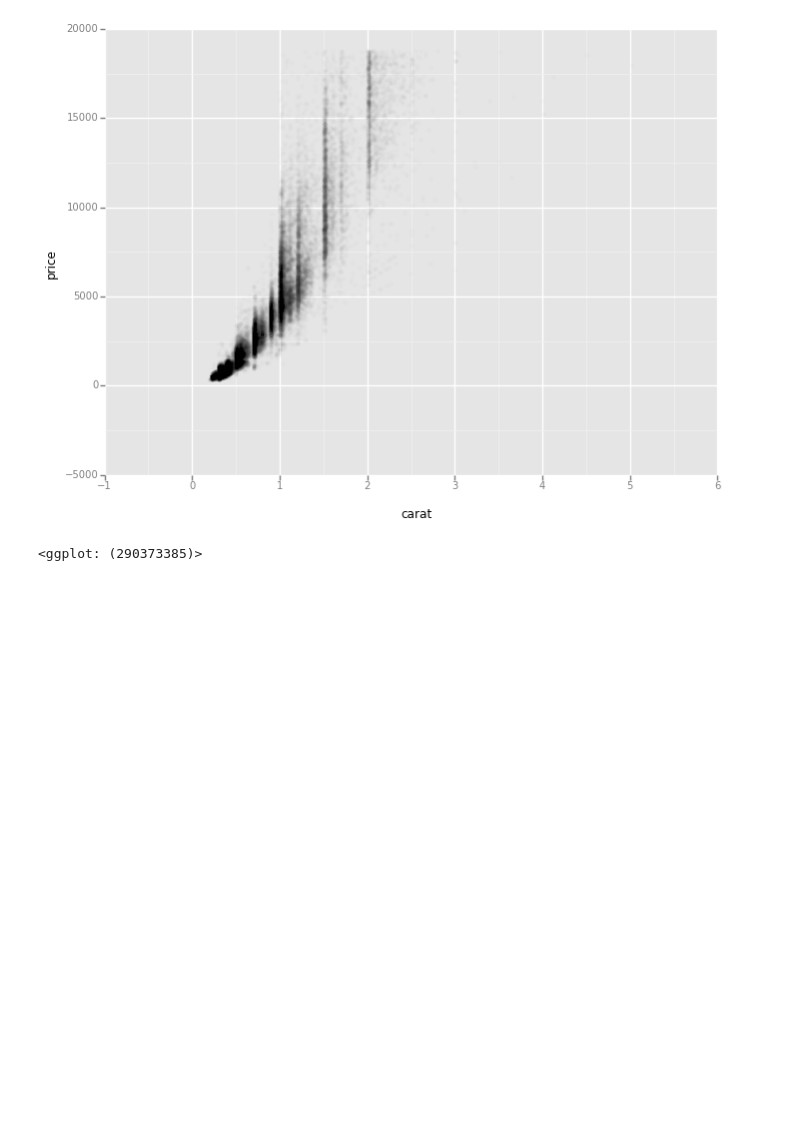
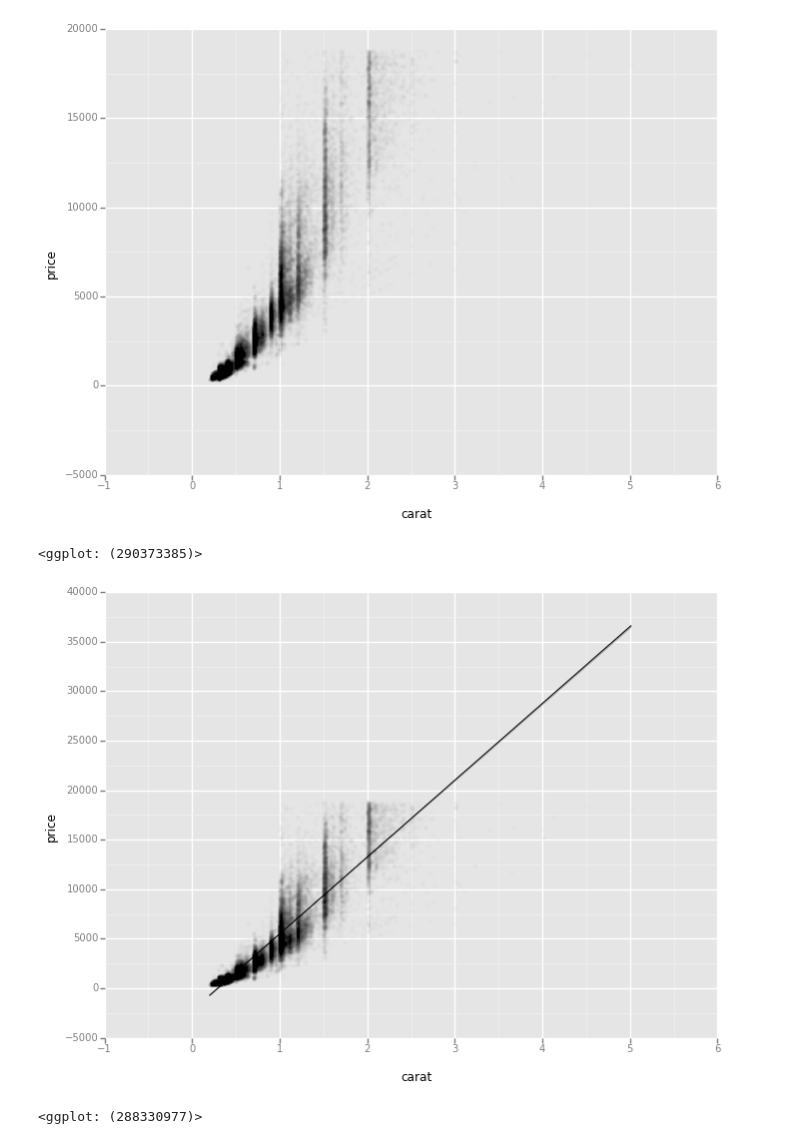
Before and after one commit to yhat/ggpy, a Jupyter notebook: docs/geoms/geom_point.ipynb, the cells around one changed output. Drawn from its saved outputs; the diff is of its cells as text; code cells hidden in the pictures; blank space fills up the shorter version.

```diff
--- a/docs/geoms/geom_point.ipynb
+++ b/docs/geoms/geom_point.ipynb
@@ -28,3 +31,8 @@ ggplot(diamonds, aes(x='carat', y='price')) + geom_point(alpha=1/100.)
 # %% [output]
 [figure]
 <ggplot: (290373385)>
+# %%
+ggplot(diamonds, aes(x='carat', y='price')) + geom_point(alpha=1/100.) + stat_smooth()
+# %% [output]
+[figure, added]
+<ggplot: (288330977)>
```
Also changed, not shown: parts of 4 cells of this notebook, 41 other files.
